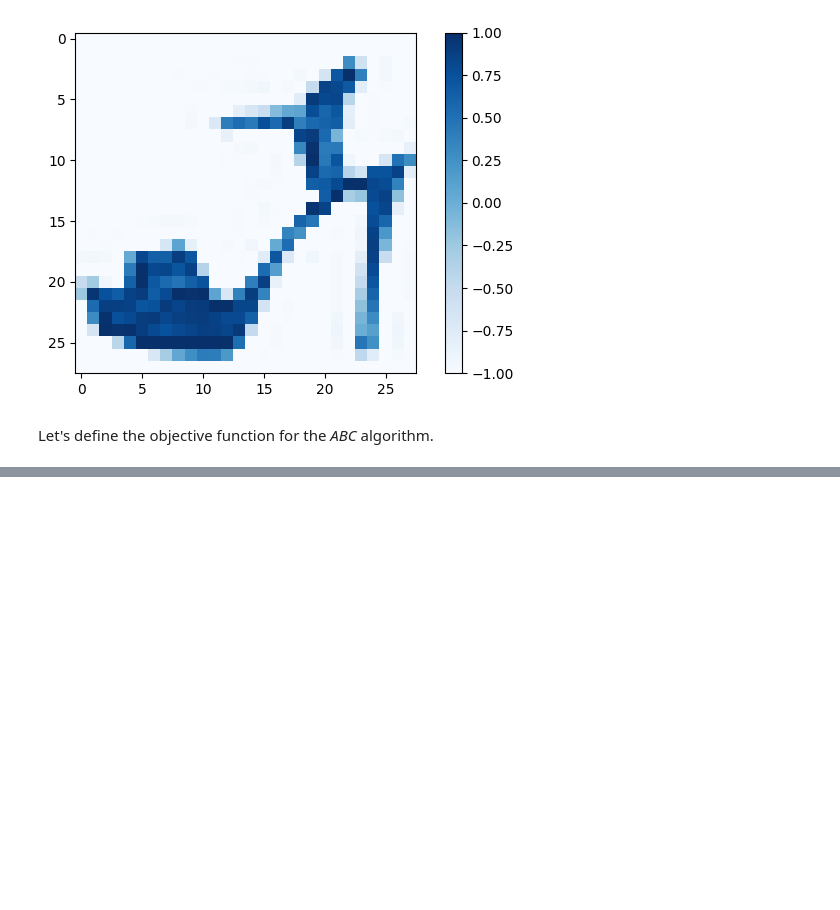
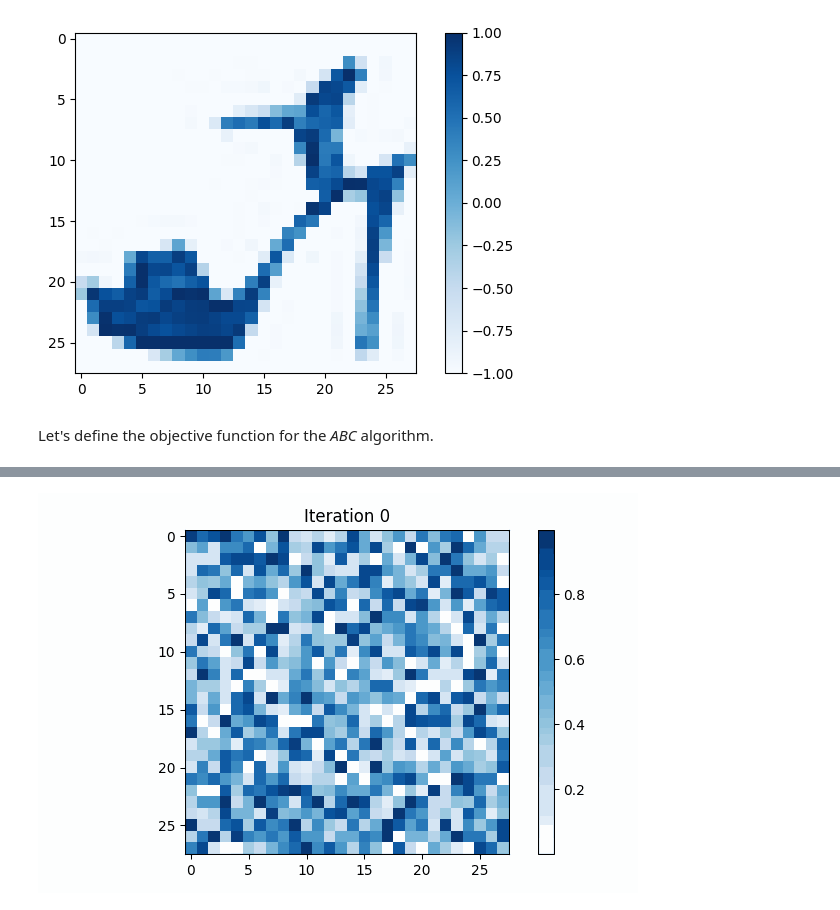
Before and after one commit to giuliofantuzzi/BeeOptimal, a Jupyter notebook: tutorials/tutorial5.ipynb, the cells around one changed output, grey strips where cells are left out. Drawn from its saved outputs; the diff is of its cells as text; code cells hidden in the pictures; blank space fills up the shorter version.

```diff
--- a/tutorials/tutorial5.ipynb
+++ b/tutorials/tutorial5.ipynb
@@ -86,5 +102,5 @@ for fig in plots:
 #gif_path = tempfile.mktemp(suffix=".gif")
 gif_path = '../assets/image_reconstruction.gif'
 images[0].save(gif_path, save_all=True, append_images=images[1:], duration=200, loop=0)
-IPImage(url=gif_path)
+IPImage(filename=gif_path)
 # %% [output]
@@ -91,0 +107 @@ IPImage(url=gif_path)
+[figure, added]
```
Also changed, not shown: parts of 2 cells of this notebook, 9 other files.
